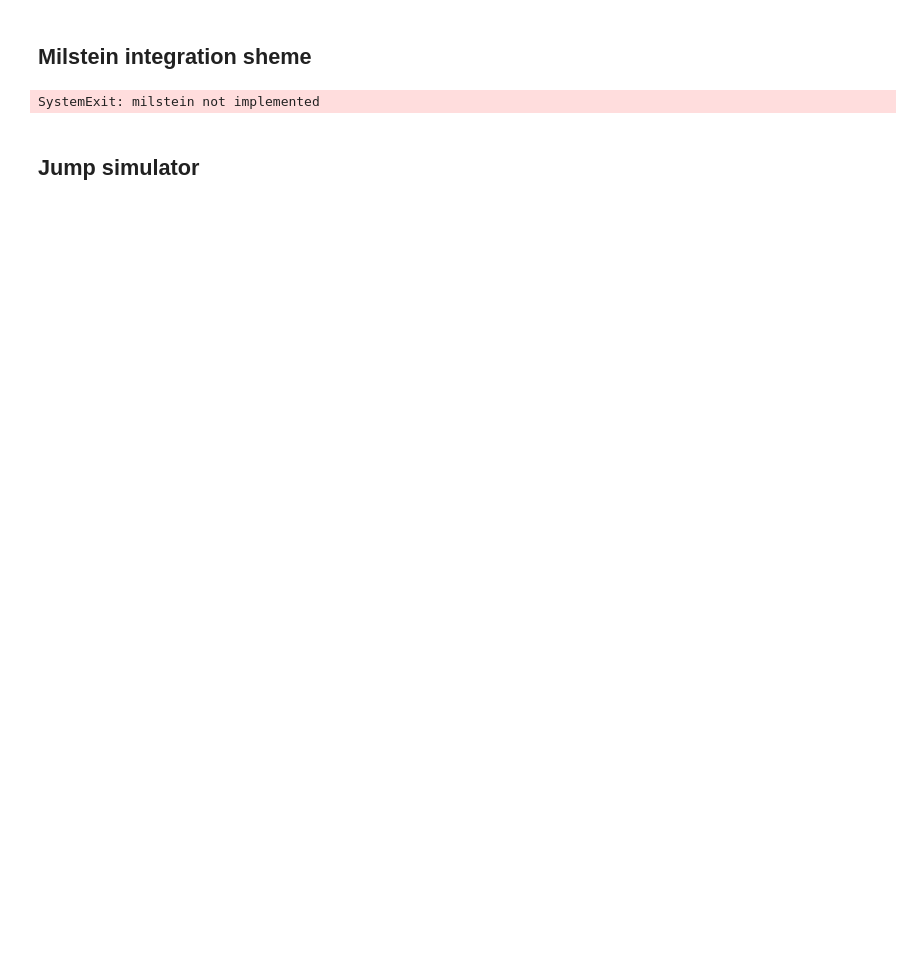
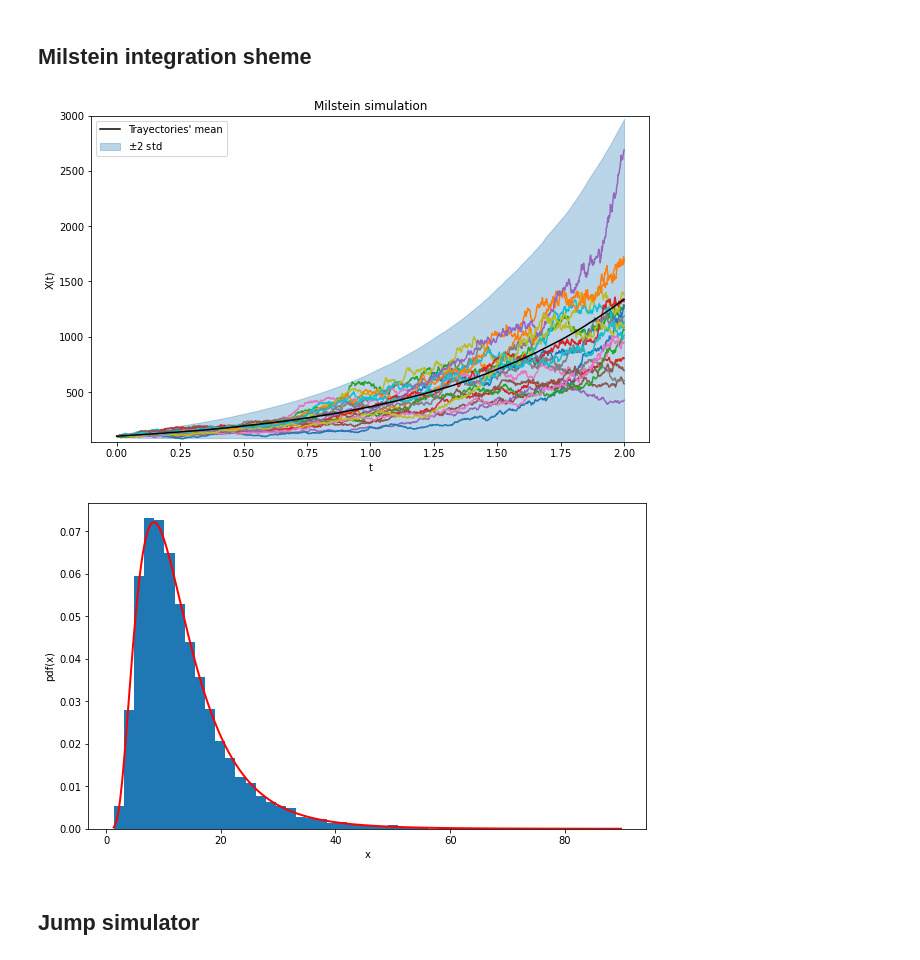
Before and after one commit to Ocete/mcd-pe-continuo, a Jupyter notebook: P2/demo_stochastic_differential_equations.ipynb, the cells around one changed output. Drawn from its saved outputs; the diff is of its cells as text; code cells hidden in the pictures; blank space fills up the shorter version.

```diff
--- a/P2/demo_stochastic_differential_equations.ipynb
+++ b/P2/demo_stochastic_differential_equations.ipynb
@@ -67,18 +76,24 @@ SystemExit: euler_maruyana not implemented
 ## Milstein integration sheme
 # %%
 t, X_milstein = sde.milstein(t0, x0, T, a, b, db_dx, M, N)
+y_max = min(np.max(X_milstein), 3000)
 
 # Plot trajectories
-stoch.plot_trajectories(t, X_euler, fig_num=1)
-plt.plot(t, np.mean(X_milstein, axis=0), linewidth=1, color='r')
+stoch.plot_trajectories(t, X_milstein, fig_num=1)
+sde.subplot_mean_and_std(t, np.mean(X_milstein, axis=0),
+                         2*np.std(X_milstein, axis=0),
+                         ylims=[np.min(X_milstein), y_max], color='black')
+plt.legend(['Trayectories\' mean', '$\pm$2 std'])
+plt.title('Milstein simulation')
 
 # Plot histogram
-xT = X_euler[:,-1]
+xT = X_milstein[:,-1]
 def pdf(x): return stats.lognorm.pdf(x,
                            sigma*np.sqrt(T), 0.0, np.exp((mu - 0.5*sigma**2)*T))
 stoch.plot_pdf(xT/x0, pdf, fig_num=2)
 # %% [output]
-SystemExit: milstein not implemented
+[figure, added]
+[figure, added]
 # %% [markdown]
 ## Jump simulator
 # %%
```
Also changed, not shown: parts of 4 cells of this notebook, 2 other files.
